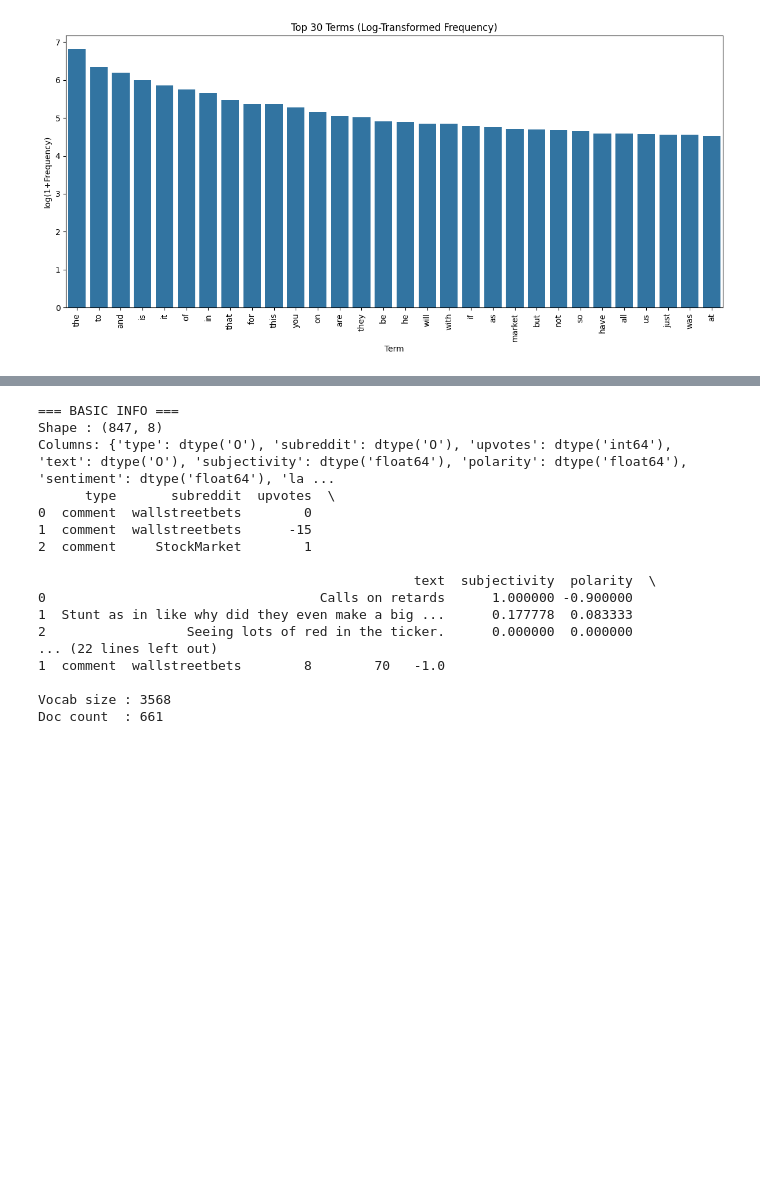
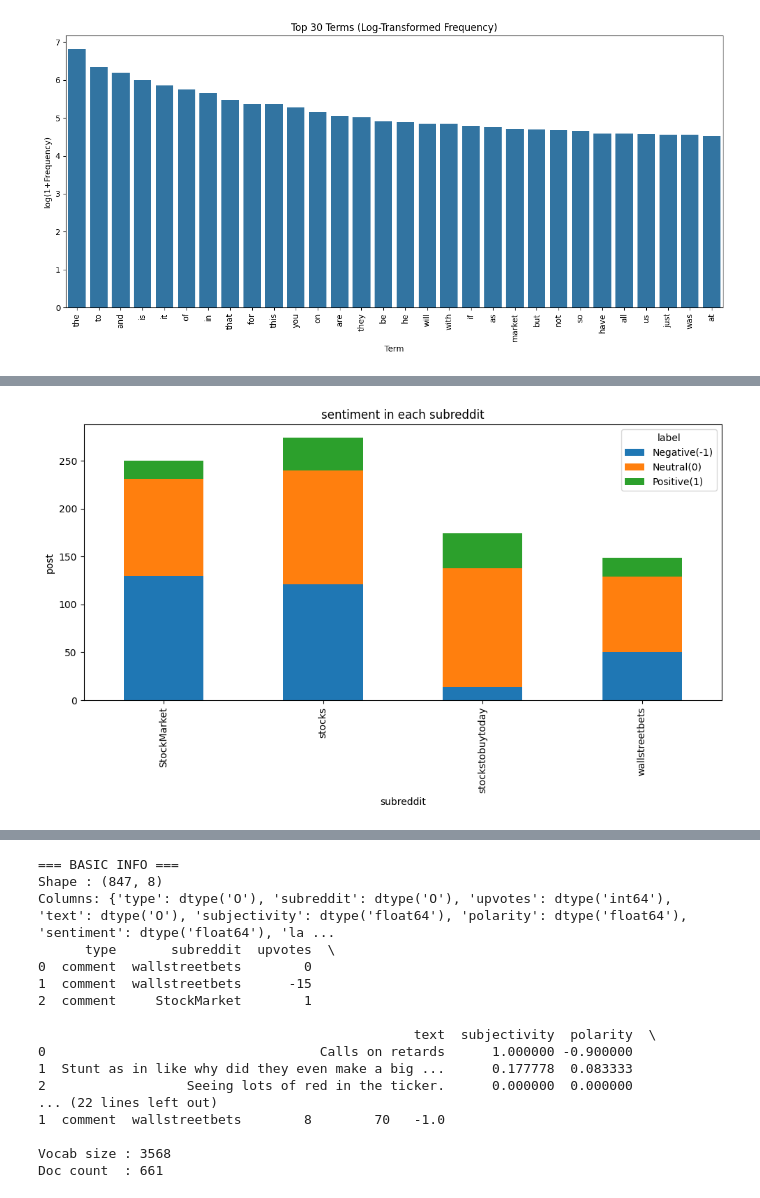
Before and after one commit to THH1118/DM2025-Lab1-Exercise, a Jupyter notebook: DM2025-Lab1-Homework.ipynb, the cells around one changed output, grey strips where cells are left out. Drawn from its saved outputs; the diff is of its cells as text; code cells hidden in the pictures; blank space fills up the shorter version.

```diff
--- a/DM2025-Lab1-Homework.ipynb
+++ b/DM2025-Lab1-Homework.ipynb
@@ -435,0 +346,22 @@ Name: unigrams, dtype: object
+# %%
+#third: Generate meaningful new data visualizations. Refer to online resources and the Data Mining textbook for inspiration and ideas.
+import matplotlib.pyplot as plt
+
+pivot = df.pivot_table(index='subreddit', columns='label', values='text', aggfunc='count').fillna(0)
+pivot.plot(kind='bar', stacked=True, figsize=(10,6))
+plt.title("sentiment in each subreddit")
+plt.ylabel("post")
+plt.xlabel("subreddit")
+plt.legend(title="label", labels=["Negative(-1)", "Neutral(0)", "Positive(1)"])
+plt.tight_layout()
+plt.show()
+#explain of the figure
+#(1)The subreddits with the most negative discussions are "stocks" and "StockMarket".
+
+#(2)"stocksbybuytoday" has a higher proportion of positive sentiment,
+#which may reflect that this subreddit is mainly composed of users who recommend or are optimistic about certain stocks.
+
+#(3)"wallstreetbets", due to its unique discussion style (which is more extreme or emotional),
+#has a lower overall number of posts and a relatively low proportion of positive sentiment.
+# %% [output]
+[figure, added]
```
Also changed, not shown: parts of 2 cells of this notebook.
